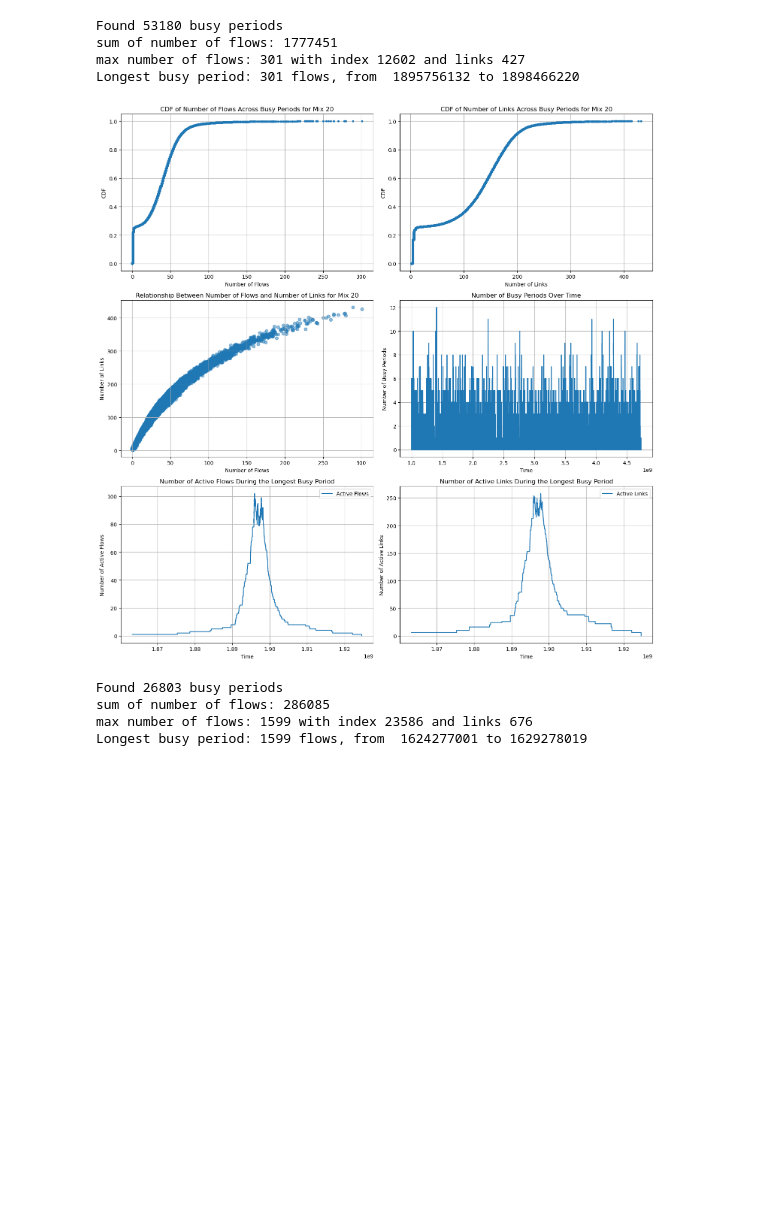
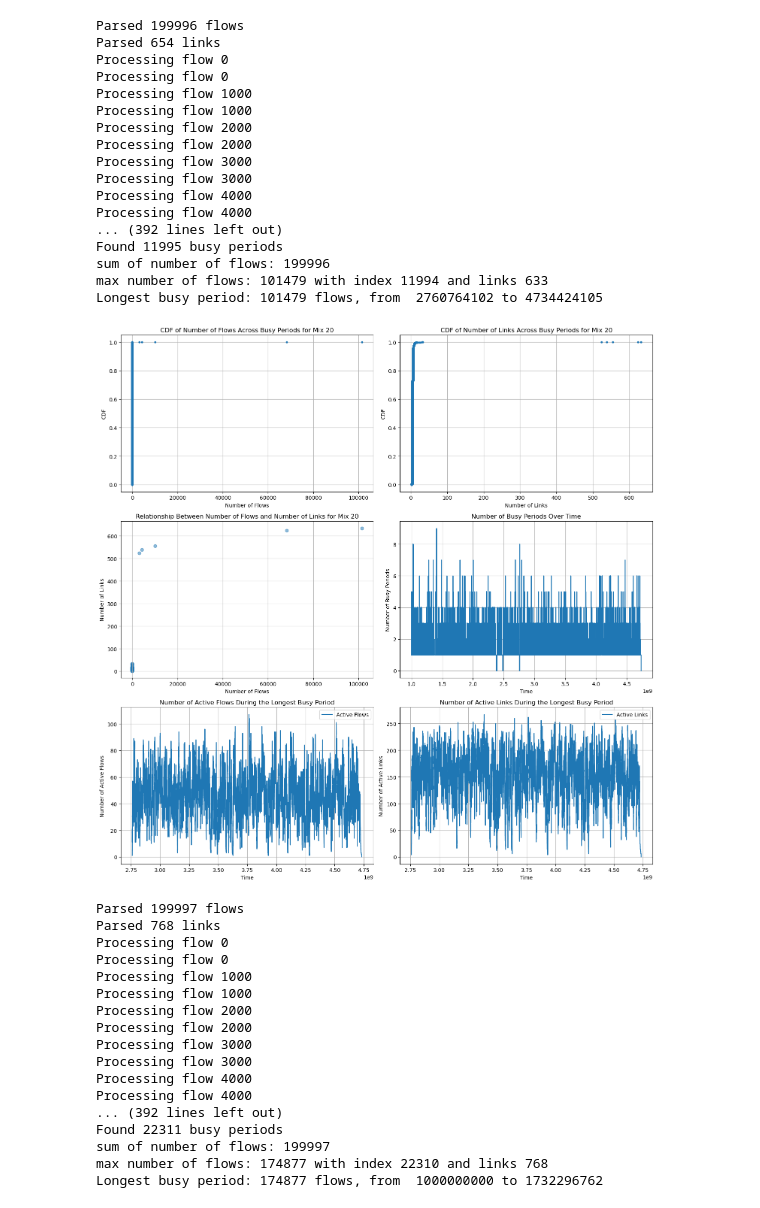
Before and after one commit to uw-polestar/parsimon-eval, a Jupyter notebook: expts/fig_8/analysis/busy_period.ipynb, the cells around one changed output. Cells and saved outputs as stored; diff of their text form; code cells hidden in the pictures; blank space fills up the shorter version.

```diff
--- a/expts/fig_8/analysis/busy_period.ipynb
+++ b/expts/fig_8/analysis/busy_period.ipynb
@@ -402,7 +430,7 @@ def plot_active_links_during_longest_period(busy_periods, flows_data,ax):
     ax.legend()
 # %%
 root_dir = '../data_test/'  # Update with the path to your root directory
-flow_size_threshold=200000
+flow_size_threshold=100000000
 mix_list = [20, 179, 12]
 for mix_id in mix_list:
     flow_info_file = f"{root_dir}{mix_id}/ns3-config/0/fct_topology_flows_dctcp.txt"
@@ -426,43 +454,69 @@ for mix_id in mix_list:
         busy_periods = update_bipartite_graph_and_calculate_busy_periods_small_flows(flows,flow_size_threshold)
 
         # Save results
-        save_results(result_file, busy_periods)
+        # save_results(result_file, busy_periods)
         print(f'Saved results to {result_file}')
     print(f'Found {len(busy_periods)} busy periods')
     # Plot CDF of number of flows across busy periods
     num_flows = [len(period[3]) for period in busy_periods]
     print(f"sum of number of flows: {sum(num_flows)}")
     index_max=num_flows.index(max(num_flows))
     print(f"max number of flows: {max(num_flows)} with index {index_max} and links {len(busy_periods[index_max][2])}")
 
     num_links = [len(period[2]) for period in busy_periods]
 
 
     fig, axs = plt.subplots(3, 2, figsize=(15, 15))
 
     plot_cdf(num_flows, 'Number of Flows', 'CDF', f'CDF of Number of Flows Across Busy Periods for Mix {mix_id}', axs[0, 0])
     plot_cdf(num_links, 'Number of Links', 'CDF', f'CDF of Number of Links Across Busy Periods for Mix {mix_id}', axs[0, 1])
     plot_relationship(num_flows, num_links, 'Number of Flows', 'Number of Links', f'Relationship Between Number of Flows and Number of Links for Mix {mix_id}', axs[1, 0])
     plot_busy_periods_over_time(busy_periods, axs[1, 1])
 
 
     flows = parse_flow_info_log(flow_info_file)
     link_flows = parse_link_info_log(link_info_file)
     flows = assign_links_to_flows(flows, link_flows)
 
     plot_active_flows_during_longest_period(busy_periods, flows, axs[2, 0])
 
     plot_active_links_during_longest_period(busy_periods, flows, axs[2, 1])
 
     plt.tight_layout()
     plt.show()
 # %% [output]
-Found 53180 busy periods
-sum of number of flows: 1777451
-max number of flows: 301 with index 12602 and links 427
-Longest busy period: 301 flows, from  1895756132 to 1898466220
+Parsed 199996 flows
+Parsed 654 links
+Processing flow 0
+Processing flow 0
+Processing flow 1000
+Processing flow 1000
+Processing flow 2000
+Processing flow 2000
+Processing flow 3000
+Processing flow 3000
+Processing flow 4000
+Processing flow 4000
+... (392 lines left out)
+Found 11995 busy periods
+sum of number of flows: 199996
+max number of flows: 101479 with index 11994 and links 633
+Longest busy period: 101479 flows, from  2760764102 to 4734424105
-[figure, old version]
+[figure, new version]
-Found 26803 busy periods
-sum of number of flows: 286085
-max number of flows: 1599 with index 23586 and links 676
-Longest busy period: 1599 flows, from  1624277001 to 1629278019
+Parsed 199997 flows
+Parsed 768 links
+Processing flow 0
+Processing flow 0
+Processing flow 1000
+Processing flow 1000
+Processing flow 2000
+Processing flow 2000
+Processing flow 3000
+Processing flow 3000
+Processing flow 4000
+Processing flow 4000
+... (392 lines left out)
+Found 22311 busy periods
+sum of number of flows: 199997
+max number of flows: 174877 with index 22310 and links 768
+Longest busy period: 174877 flows, from  1000000000 to 1732296762
```
Also changed, not shown: parts of 2 cells of this notebook.
